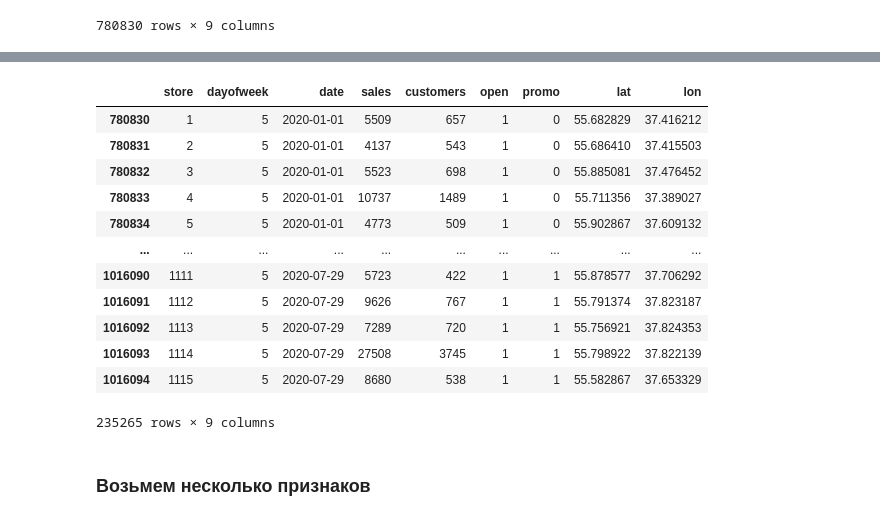
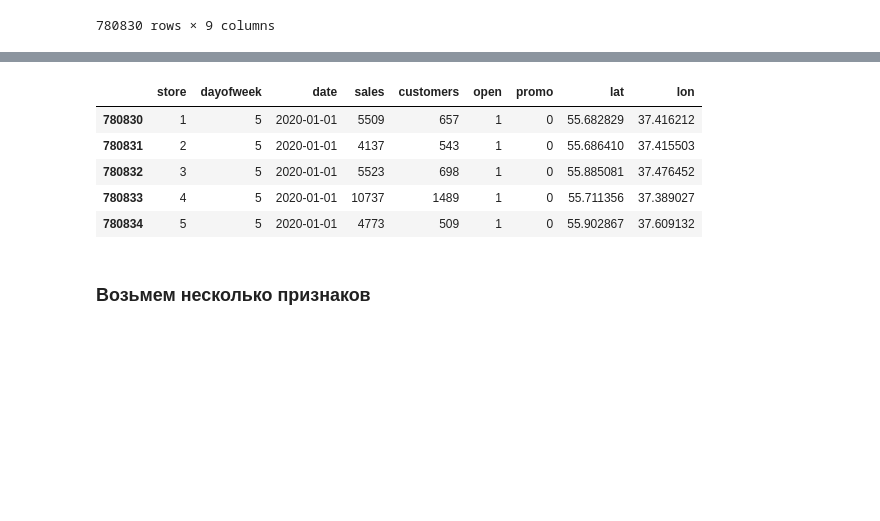
Before and after one commit to lexvru/TelegramBot, a Jupyter notebook: 01_1_first_model.ipynb, the cells around one changed output, grey strips where cells are left out. Saved outputs shown, nothing was run; the diff lists cells and outputs as text; code cells hidden in the pictures; blank space fills up the shorter version.

```diff
--- a/01_1_first_model.ipynb
+++ b/01_1_first_model.ipynb
@@ -233,19 +226,12 @@ df_train
 # %%
-df_test
+df_test.head()
 # %% [output]
 |  | store | dayofweek | date | sales | customers | open | promo | lat | lon |
 | 780830 | 1 | 5 | 2020-01-01 | 5509 | 657 | 1 | 0 | 55.682829 | 37.416212 |
 | 780831 | 2 | 5 | 2020-01-01 | 4137 | 543 | 1 | 0 | 55.686410 | 37.415503 |
 | 780832 | 3 | 5 | 2020-01-01 | 5523 | 698 | 1 | 0 | 55.885081 | 37.476452 |
 | 780833 | 4 | 5 | 2020-01-01 | 10737 | 1489 | 1 | 0 | 55.711356 | 37.389027 |
 | 780834 | 5 | 5 | 2020-01-01 | 4773 | 509 | 1 | 0 | 55.902867 | 37.609132 |
-| ... | ... | ... | ... | ... | ... | ... | ... | ... | ... |
-| 1016090 | 1111 | 5 | 2020-07-29 | 5723 | 422 | 1 | 1 | 55.878577 | 37.706292 |
-| 1016091 | 1112 | 5 | 2020-07-29 | 9626 | 767 | 1 | 1 | 55.791374 | 37.823187 |
-| 1016092 | 1113 | 5 | 2020-07-29 | 7289 | 720 | 1 | 1 | 55.756921 | 37.824353 |
-| 1016093 | 1114 | 5 | 2020-07-29 | 27508 | 3745 | 1 | 1 | 55.798922 | 37.822139 |
-| 1016094 | 1115 | 5 | 2020-07-29 | 8680 | 538 | 1 | 1 | 55.582867 | 37.653329 |
-235265 rows × 9 columns
 # %% [markdown]
 ### Возьмем несколько признаков
 # %%
```
Also changed, not shown: parts of 20 cells of this notebook.
